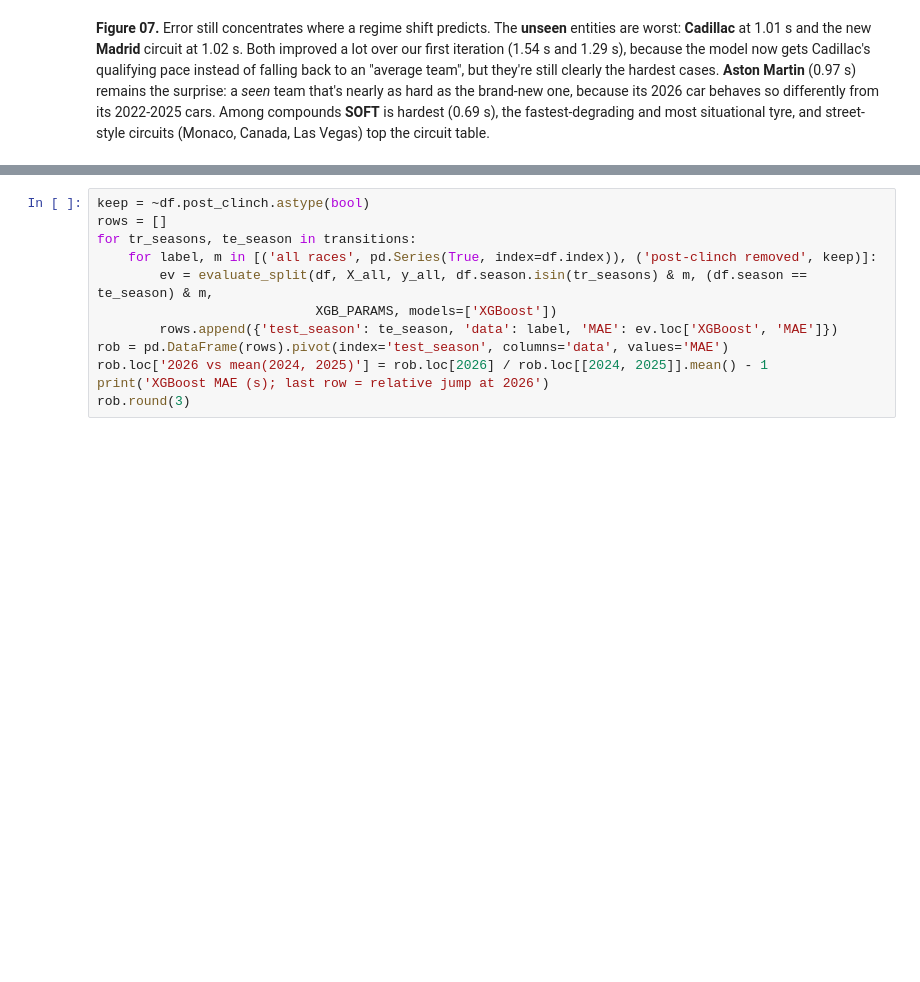
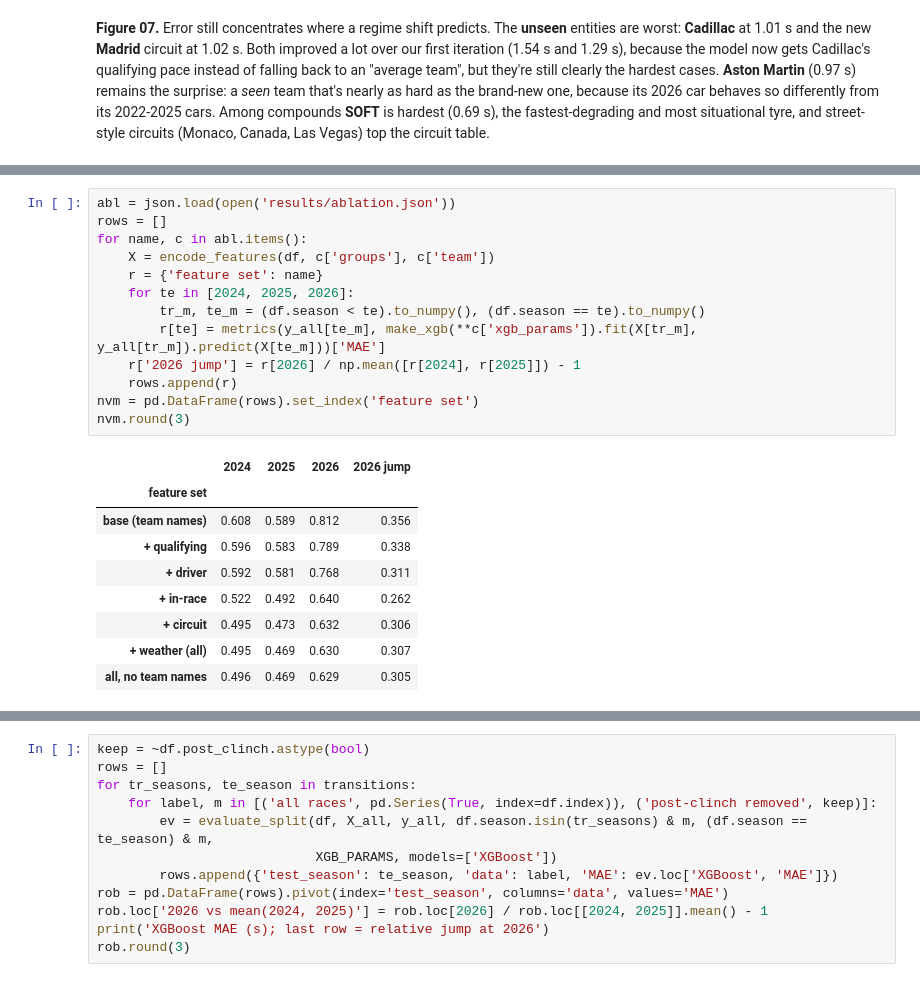
Before and after one commit to sagrawal11/DIS-ML-Final-Project, a Jupyter notebook: notebooks/05_regime_shift.ipynb, the cells around one changed output, grey strips where cells are left out. Drawn from its saved outputs; the diff is of its cells as text; blank space fills up the shorter version.

```diff
--- a/notebooks/05_regime_shift.ipynb
+++ b/notebooks/05_regime_shift.ipynb
@@ -111,0 +127,23 @@ plt.tight_layout(); plt.savefig('figures/07_regime_breakdown.png', dpi=150); plt
+# %%
+abl = json.load(open('results/ablation.json'))
+rows = []
+for name, c in abl.items():
+    X = encode_features(df, c['groups'], c['team'])
+    r = {'feature set': name}
+    for te in [2024, 2025, 2026]:
+        tr_m, te_m = (df.season < te).to_numpy(), (df.season == te).to_numpy()
+        r[te] = metrics(y_all[te_m], make_xgb(**c['xgb_params']).fit(X[tr_m], y_all[tr_m]).predict(X[te_m]))['MAE']
+    r['2026 jump'] = r[2026] / np.mean([r[2024], r[2025]]) - 1
+    rows.append(r)
+nvm = pd.DataFrame(rows).set_index('feature set')
+nvm.round(3)
+# %% [output]
+|  | 2024 | 2025 | 2026 | 2026 jump |
+| feature set |  |  |  |  |
+| base (team names) | 0.608 | 0.589 | 0.812 | 0.356 |
+| + qualifying | 0.596 | 0.583 | 0.789 | 0.338 |
+| + driver | 0.592 | 0.581 | 0.768 | 0.311 |
+| + in-race | 0.522 | 0.492 | 0.640 | 0.262 |
+| + circuit | 0.495 | 0.473 | 0.632 | 0.306 |
+| + weather (all) | 0.495 | 0.469 | 0.630 | 0.307 |
+| all, no team names | 0.496 | 0.469 | 0.629 | 0.305 |
```
Also changed, not shown: parts of 18 cells of this notebook, 7 other files.
